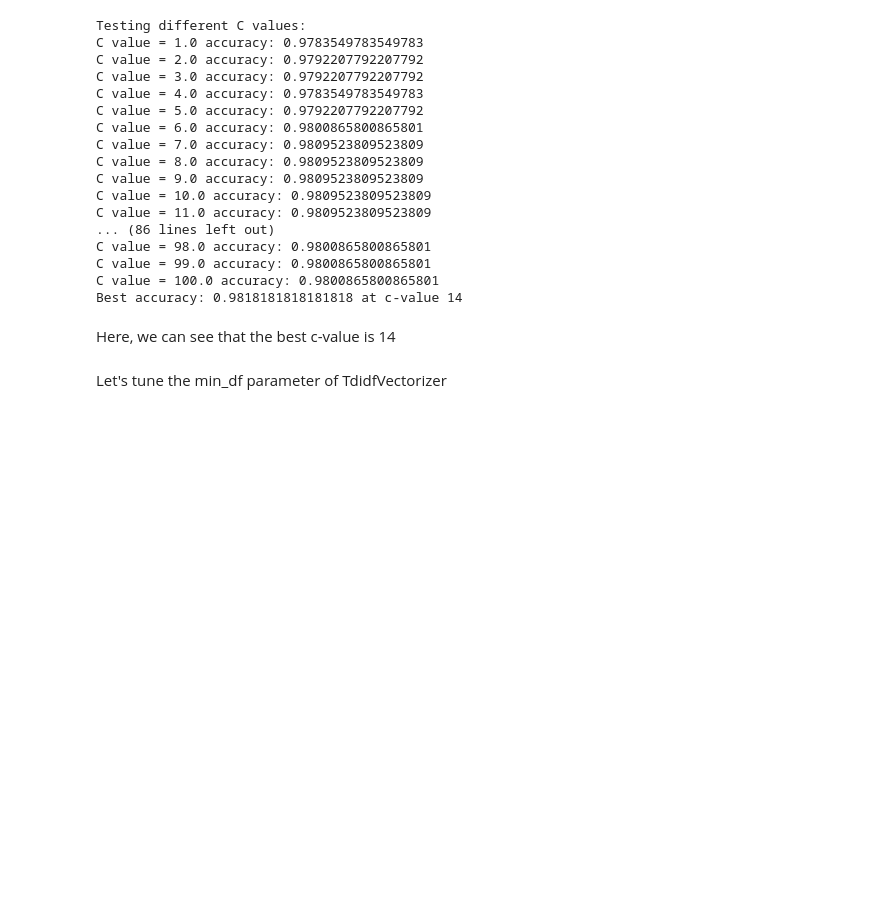
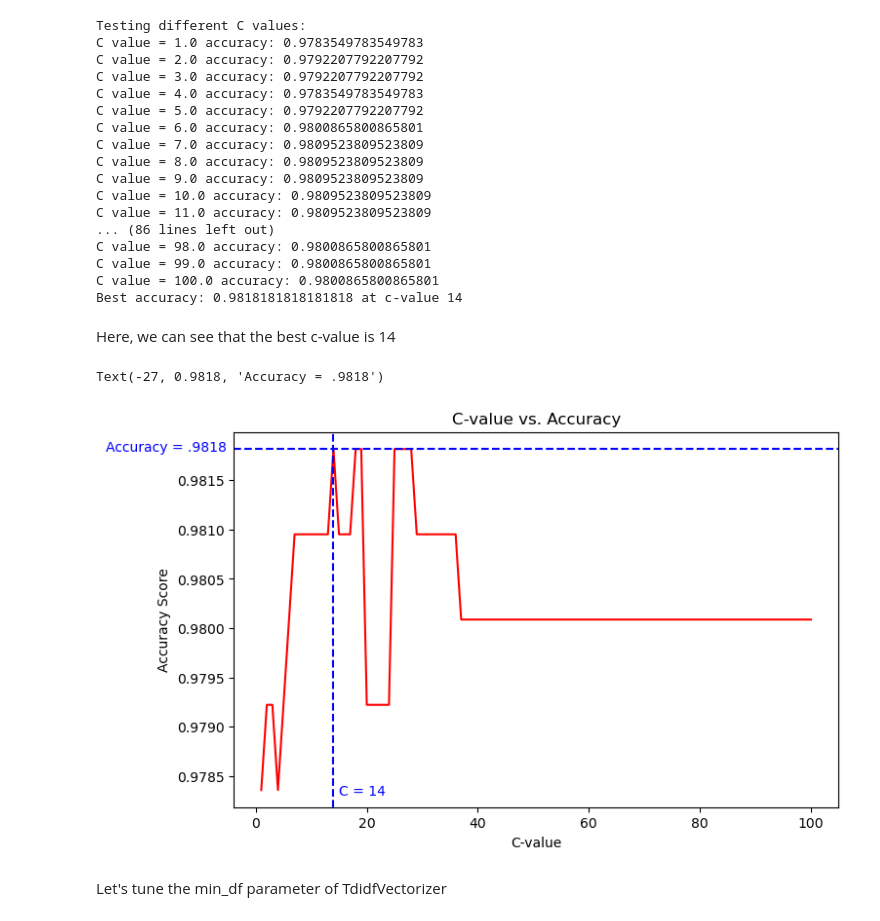
Before and after one commit to mgulbin13/dsc-project-3, a Jupyter notebook: eda.ipynb, the cells around one changed output. Drawn from its saved outputs; the diff is of its cells as text; code cells hidden in the pictures; blank space fills up the shorter version.

```diff
--- a/eda.ipynb
+++ b/eda.ipynb
@@ -485,6 +509,19 @@ C value = 100.0 accuracy: 0.9800865800865801
 Best accuracy: 0.9818181818181818 at c-value 14
 # %% [markdown]
 Here, we can see that the best c-value is 14
+# %%
+fig, ax = plt.subplots(figsize=(8,5))
+sns.lineplot(x=c_list, y=acc_list, ax=ax, color='r')
+ax.set_xlabel("C-value")
+ax.set_ylabel("Accuracy Score")
+ax.set_title("C-value vs. Accuracy")
+plt.axvline(14, ls='--', color="b")
+plt.text(15,.9783,'C = 14',rotation=0, color="b")
+plt.axhline(0.9818181818181818, ls='--', color="b")
+plt.text(-27,.9818,'Accuracy = .9818',rotation=0, color="b")
+# %% [output]
+Text(-27, 0.9818, 'Accuracy = .9818')
+[figure, added]
 # %% [markdown]
 Let's tune the min_df parameter of TdidfVectorizer
 # %%
```
Also changed, not shown: parts of 7 cells of this notebook.
